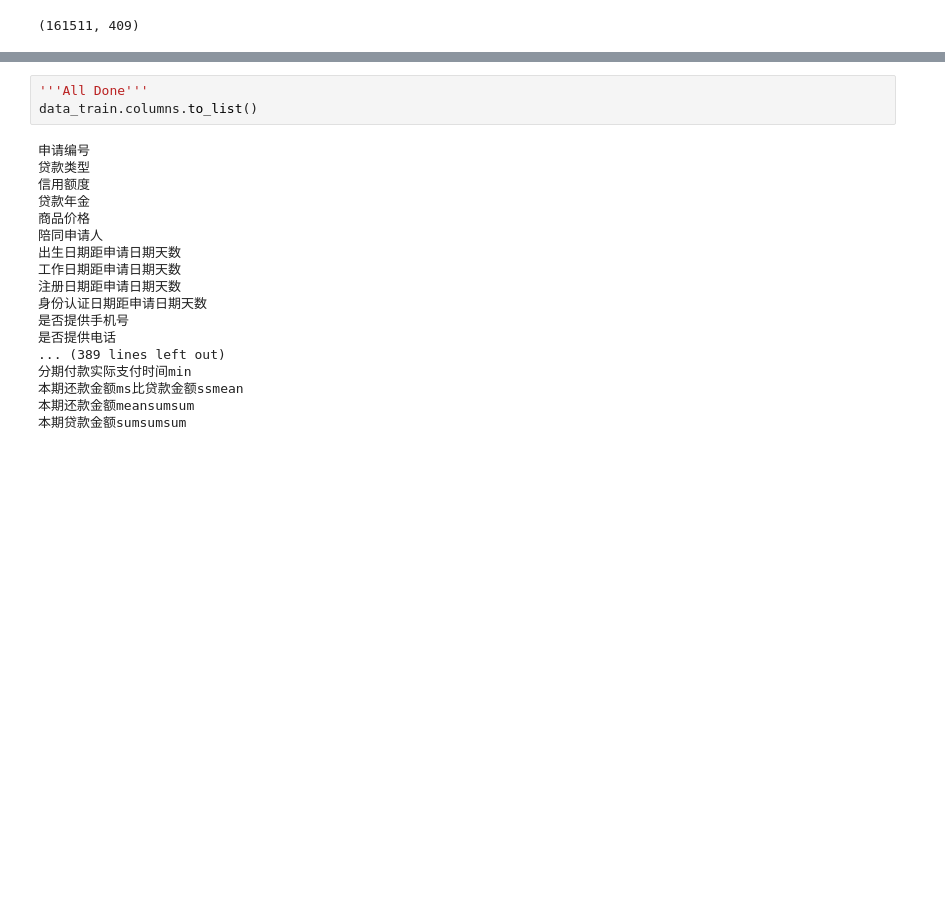
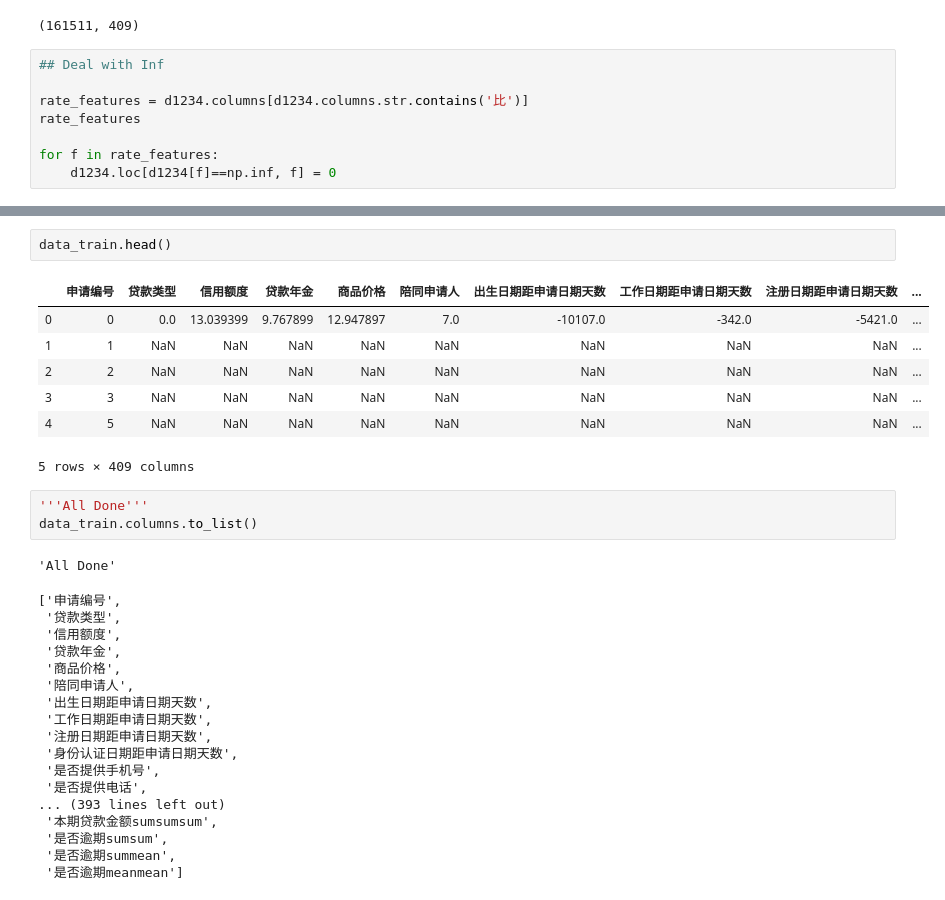
Before and after one commit to boyang-li/the-mission-cup, a Jupyter notebook: 1_feature_engineering.ipynb, the cells around one changed output, grey strips where cells are left out. Cells and saved outputs as stored; diff of their text form; blank space fills up the shorter version.

Commit message:
Deal with Inf

```diff
--- a/1_feature_engineering.ipynb
+++ b/1_feature_engineering.ipynb
@@ -822,3 +823,11 @@ print_na(d1234)
 (161511, 391)
 (161511, 19)
 (161511, 409)
+# %%
+## Deal with Inf
+
+rate_features = d1234.columns[d1234.columns.str.contains('比')]
+rate_features
+
+for f in rate_features:
+    d1234.loc[d1234[f]==np.inf, f] = 0
@@ -838,21 +872,32 @@ data_test.to_csv(f'./tmp/{prefix}_d1234.csv')
+# %%
+data_train.head()
+# %% [output]
+|  | 申请编号 | 贷款类型 | 信用额度 | 贷款年金 | 商品价格 | 陪同申请人 | 出生日期距申请日期天数 | 工作日期距申请日期天数 | 注册日期距申请日期天数 | ... |
+| 0 | 0 | 0.0 | 13.039399 | 9.767899 | 12.947897 | 7.0 | -10107.0 | -342.0 | -5421.0 | ... |
+| 1 | 1 | NaN | NaN | NaN | NaN | NaN | NaN | NaN | NaN | ... |
+| 2 | 2 | NaN | NaN | NaN | NaN | NaN | NaN | NaN | NaN | ... |
+| 3 | 3 | NaN | NaN | NaN | NaN | NaN | NaN | NaN | NaN | ... |
+| 4 | 5 | NaN | NaN | NaN | NaN | NaN | NaN | NaN | NaN | ... |
+5 rows × 409 columns
 # %%
 '''All Done'''
 data_train.columns.to_list()
 # %% [output]
-申请编号
-贷款类型
-信用额度
-贷款年金
-商品价格
-陪同申请人
-出生日期距申请日期天数
-工作日期距申请日期天数
-注册日期距申请日期天数
-身份认证日期距申请日期天数
-是否提供手机号
-是否提供电话
-... (389 lines left out)
-分期付款实际支付时间min
-本期还款金额ms比贷款金额ssmean
-本期还款金额meansumsum
-本期贷款金额sumsumsum
+'All Done'
+['申请编号',
+ '贷款类型',
+ '信用额度',
+ '贷款年金',
+ '商品价格',
+ '陪同申请人',
+ '出生日期距申请日期天数',
+ '工作日期距申请日期天数',
+ '注册日期距申请日期天数',
+ '身份认证日期距申请日期天数',
+ '是否提供手机号',
+ '是否提供电话',
+... (393 lines left out)
+ '本期贷款金额sumsumsum',
+ '是否逾期sumsum',
+ '是否逾期summean',
+ '是否逾期meanmean']
```
Also changed, not shown: parts of 5 cells of this notebook.
